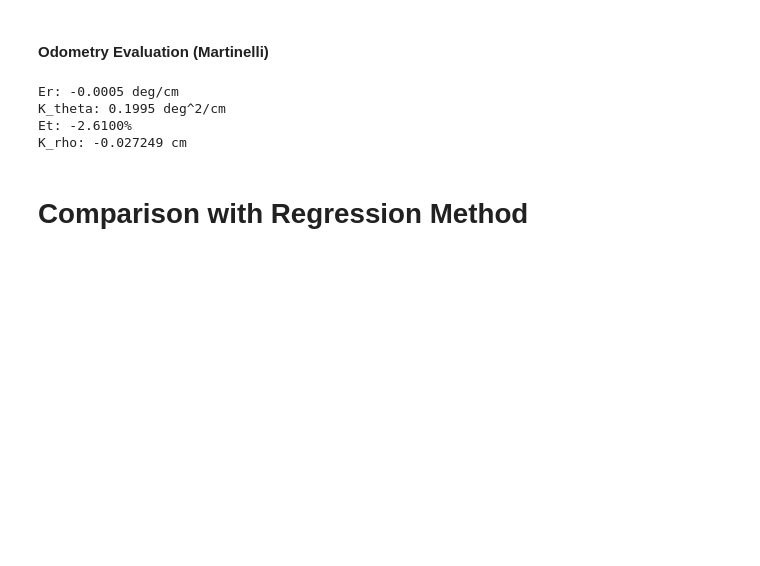
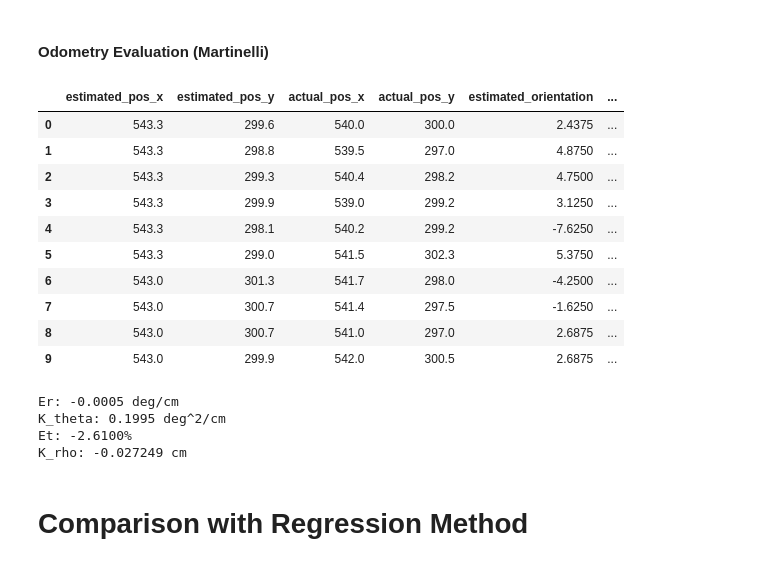
Before and after one commit to FaaizHaikal/my-thesis, a Jupyter notebook: scripts/ipm_evaluation.ipynb, the cells around one changed output. Drawn from its saved outputs; the diff is of its cells as text; code cells hidden in the pictures; blank space fills up the shorter version.

Commit message:
feat: dynamic per run evaluation

```diff
--- a/scripts/ipm_evaluation.ipynb
+++ b/scripts/ipm_evaluation.ipynb
@@ -373,3 +445,24 @@ ball:
 # %% [markdown]
 #### Odometry Evaluation (Martinelli)
+# %%
+df = pd.read_csv('../data/dynamic_ipm_positions.csv')
+n = len(df)
+
+df['delta_x'] = df['estimated_pos_x'] - df['actual_pos_x']
+df['delta_y'] = df['estimated_pos_y'] - df['actual_pos_y']
+df['delta_orientation'] = df['estimated_orientation'] - df['actual_orientation']
+
+df.head(10)
+# %% [output]
+|  | estimated_pos_x | estimated_pos_y | actual_pos_x | actual_pos_y | estimated_orientation | ... |
+| 0 | 543.3 | 299.6 | 540.0 | 300.0 | 2.4375 | ... |
+| 1 | 543.3 | 298.8 | 539.5 | 297.0 | 4.8750 | ... |
+| 2 | 543.3 | 299.3 | 540.4 | 298.2 | 4.7500 | ... |
+| 3 | 543.3 | 299.9 | 539.0 | 299.2 | 3.1250 | ... |
+| 4 | 543.3 | 298.1 | 540.2 | 299.2 | -7.6250 | ... |
+| 5 | 543.3 | 299.0 | 541.5 | 302.3 | 5.3750 | ... |
+| 6 | 543.0 | 301.3 | 541.7 | 298.0 | -4.2500 | ... |
+| 7 | 543.0 | 300.7 | 541.4 | 297.5 | -1.6250 | ... |
+| 8 | 543.0 | 300.7 | 541.0 | 297.0 | 2.6875 | ... |
+| 9 | 543.0 | 299.9 | 542.0 | 300.5 | 2.6875 | ... |
 # %%
```
Also changed, not shown: parts of 6 cells of this notebook.
